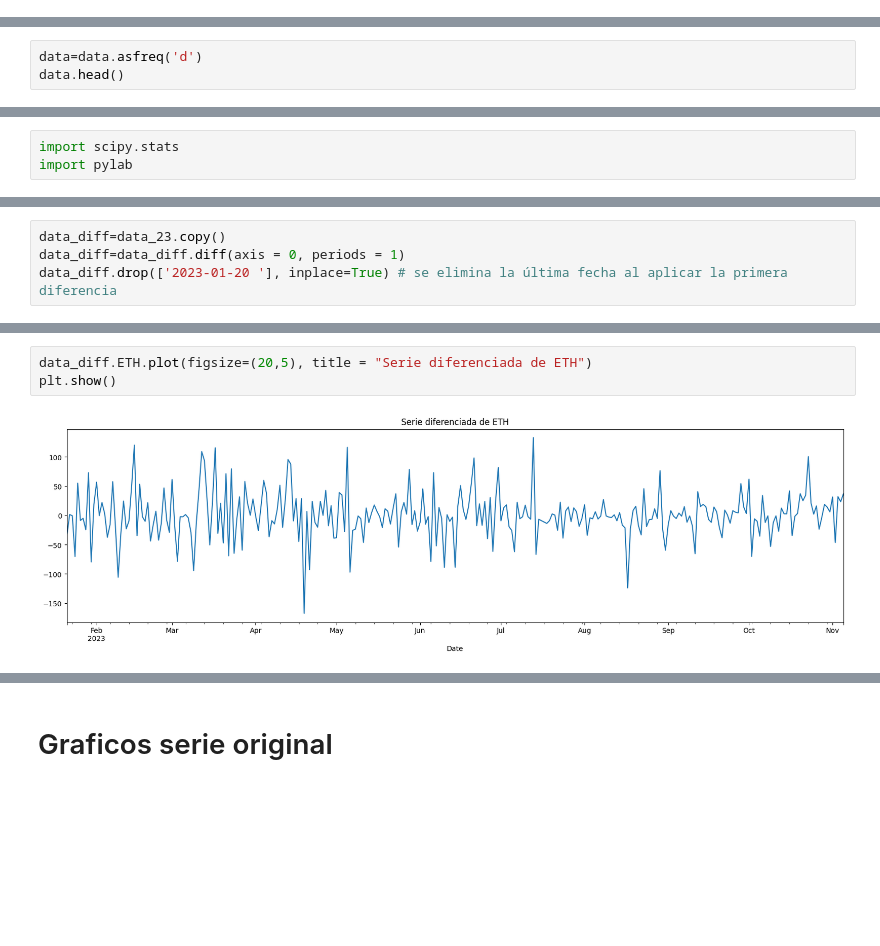
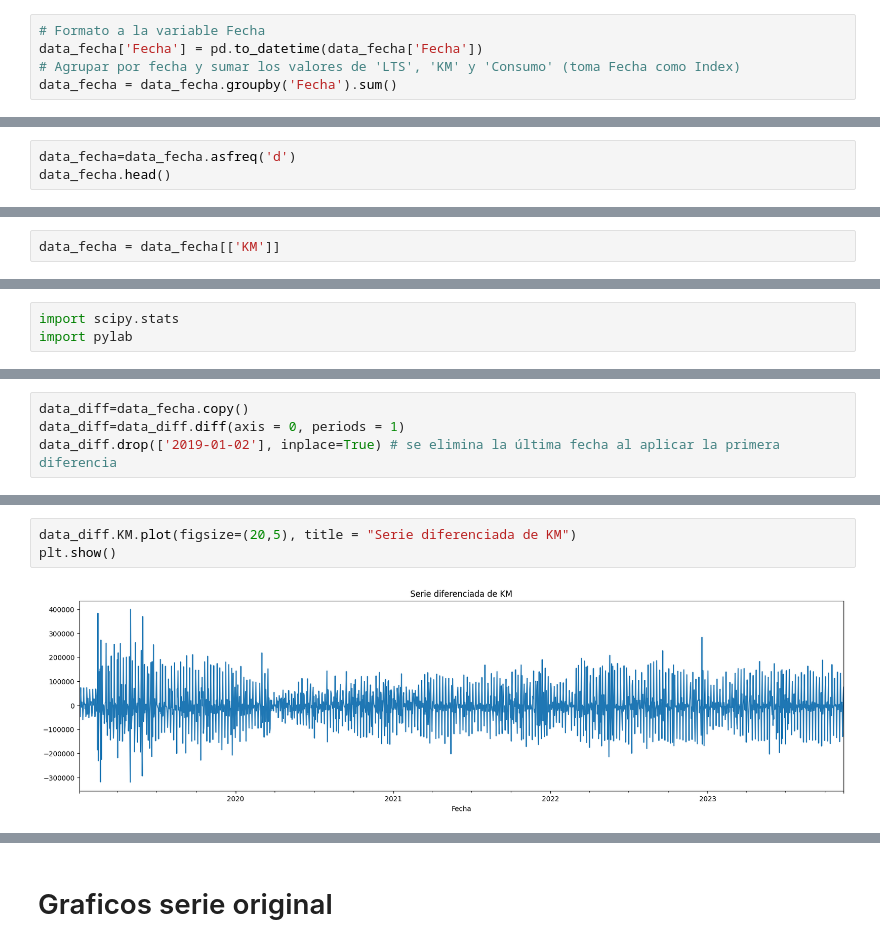
Before and after one commit to rstvz90/AST_G4, a Jupyter notebook: ejercicios_g4/G4_Clase_2_ejercicio_1_.ipynb, the cells around one changed output, grey strips where cells are left out. Drawn from its saved outputs; the diff is of its cells as text; blank space fills up the shorter version.

Commit message:
Se adaptan las series seleccionadas

```diff
--- a/ejercicios_g4/G4_Clase_2_ejercicio_1_.ipynb
+++ b/ejercicios_g4/G4_Clase_2_ejercicio_1_.ipynb
@@ -25,0 +28,5 @@ del data['Date']
+# %%
+# Formato a la variable Fecha
+data_fecha['Fecha'] = pd.to_datetime(data_fecha['Fecha'])
+# Agrupar por fecha y sumar los valores de 'LTS', 'KM' y 'Consumo' (toma Fecha como Index)
+data_fecha = data_fecha.groupby('Fecha').sum()
@@ -26,4 +46,4 @@ del data['Date']
 # %%
-data=data.asfreq('d')
-data.head()
+data_fecha=data_fecha.asfreq('d')
+data_fecha.head()
 # %% [output]
@@ -70,0 +57,2 @@ data_23.describe()
+# %%
+data_fecha = data_fecha[['KM']]
@@ -91,7 +91,7 @@ plt.show()
 # %%
-data_diff=data_23.copy()
+data_diff=data_fecha.copy()
 data_diff=data_diff.diff(axis = 0, periods = 1)
-data_diff.drop(['2023-01-20	'], inplace=True) # se elimina la última fecha al aplicar la primera diferencia
+data_diff.drop(['2019-01-02'], inplace=True) # se elimina la última fecha al aplicar la primera diferencia
 # %%
 data_diff.head()
 # %% [output]
@@ -105,8 +105,8 @@ data_diff.head()
 # %%
-data_diff.ETH.plot(figsize=(20,5), title = "Serie diferenciada de ETH")
+data_diff.KM.plot(figsize=(20,5), title = "Serie diferenciada de KM")
 plt.show()
 # %% [output]
-[figure, old version]
+[figure, new version]
 # %%
 plt.figure(figsize=(16, 8), dpi=110)
 
```
Also changed, not shown: parts of 37 cells of this notebook, 4 other files.
